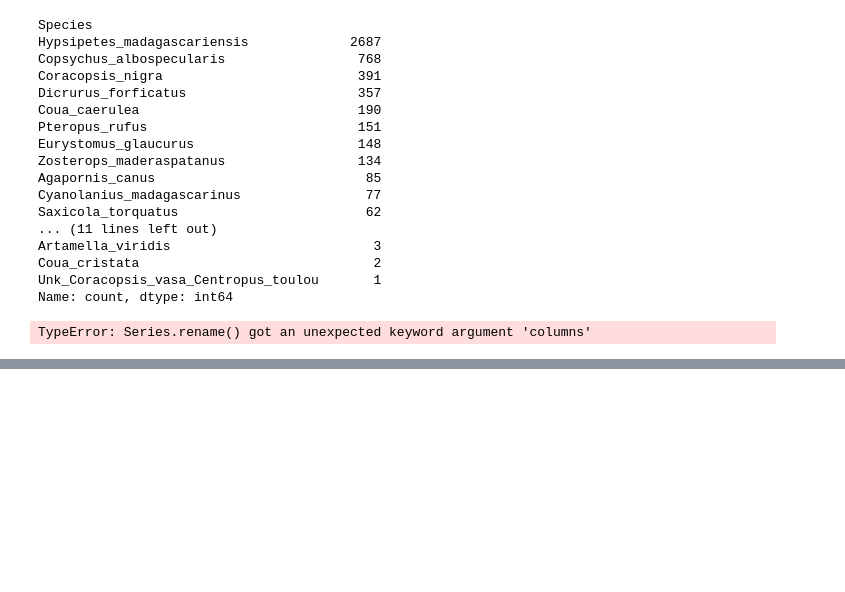
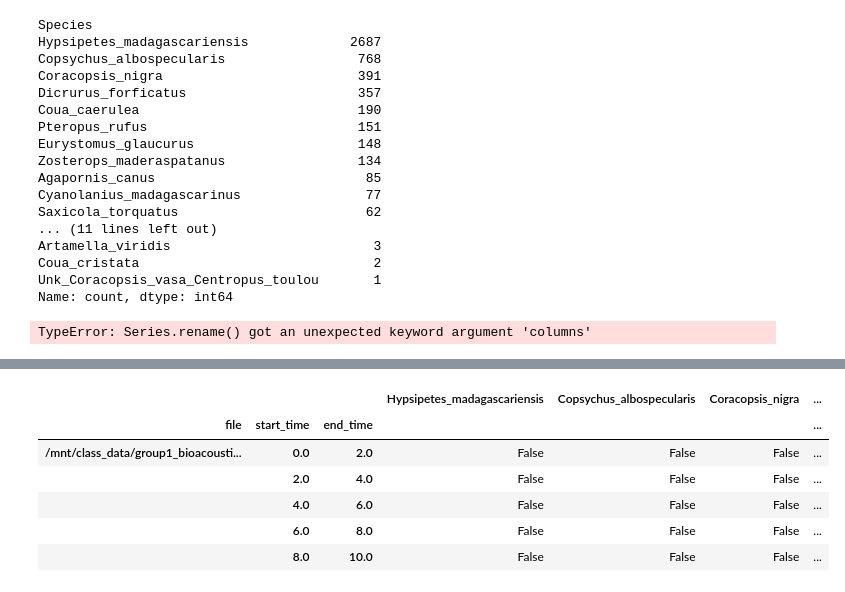
Before and after one commit to smholmes3/rewilding_madagascar, a Jupyter notebook: CNN_model_default.ipynb, the cells around one changed output, grey strips where cells are left out. Saved outputs shown, nothing was run; the diff lists cells and outputs as text; code cells hidden in the pictures; blank space fills up the shorter version.

```diff
--- a/CNN_model_default.ipynb
+++ b/CNN_model_default.ipynb
@@ -398,0 +440,10 @@ avgprec_sp_instances.head()
+# %%
+val_labels.head()
+# %% [output]
+|  |  |  | Hypsipetes_madagascariensis | Copsychus_albospecularis | Coracopsis_nigra | ... |
+| file | start_time | end_time |  |  |  | ... |
+| /mnt/class_data/group1_bioacousti... | 0.0 | 2.0 | False | False | False | ... |
+|  | 2.0 | 4.0 | False | False | False | ... |
+|  | 4.0 | 6.0 | False | False | False | ... |
+|  | 6.0 | 8.0 | False | False | False | ... |
+|  | 8.0 | 10.0 | False | False | False | ... |
```
Also changed, not shown: parts of 7 cells of this notebook.
